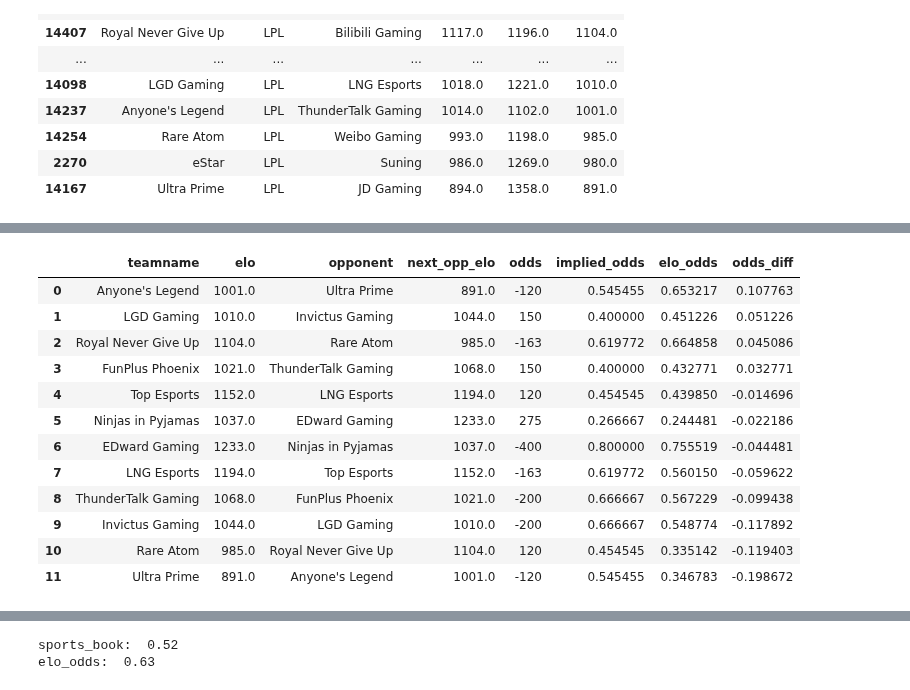
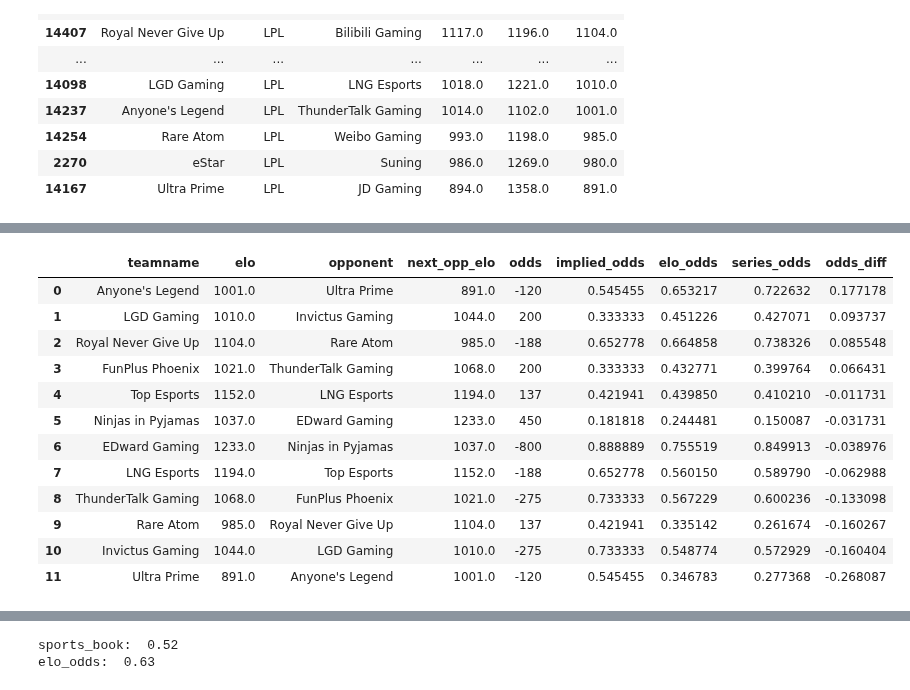
Before and after one commit to richie-p-meyer/league, a Jupyter notebook: scratch.ipynb, the cells around one changed output, grey strips where cells are left out. Drawn from its saved outputs; the diff is of its cells as text; code cells hidden in the pictures.

```diff
--- a/scratch.ipynb
+++ b/scratch.ipynb
@@ -140,7 +144,7 @@ df.tail()
 def get_league(team): #Returns a league ("LCS,LPL,etc.") sorted by latest elo
     return current_elo[current_elo.league==team].sort_values('new_elo',ascending=False)
 
-def single_game(df, teams, opponents, bet_odds):
+def single_game_odds(df, teams, opponents, bet_odds):
     """
     Returns a DataFrame with 'home' and 'away' teams with elos and implied odds.
     """
@@ -213,6 +217,31 @@ def series_5(probability):
         odds += combinations * p_current_wins
 
     return odds
+
+
+def best_of_3_odds(df, teams, opponents, bet_odds):
+    """
+    Returns a DataFrame with 'home' and 'away' teams with elos and implied odds.
+    """
+    team_list = []
+    for team, opponent, odds in zip(teams, opponents, bet_odds):
+        row1 = df[df.teamname==team][['teamname', 'new_elo']]
+        row1['odds'] = odds[0]
+        row2 = df[df.teamname==opponent][['teamname', 'new_elo']]
+        row2['odds'] = odds[1]
+        row3 = pd.concat([row1, row2])
+        row3.columns = ['teamname', 'elo', 'odds']
+        row3['opponent'] = [row2.teamname.iloc[0], row1.teamname.iloc[0]]
+        row3['next_opp_elo'] = [row2.new_elo.iloc[0], row1.new_elo.iloc[0]]
+        team_list.append(row3)
+    temp = pd.concat(team_list)
+    temp = temp[['teamname', 'elo', 'opponent', 'next_opp_elo', 'odds']]
+    temp['implied_odds'] = temp.odds.apply(win_prob)
+    temp['elo_odds'] = temp.apply(lambda row: win_percent(row['elo'], row['next_opp_elo']), axis=1)
+    temp['series_odds'] = temp.apply(lambda row: series_3(row['elo_odds']), axis=1)
+    temp['odds_diff'] = temp.series_odds - temp.implied_odds
+    temp.sort_values('odds_diff', ascending=False, inplace=True)
+    return temp.reset_index(drop=True)
 # %%
 #Read in df and create 'current_elo' df
 df = pd.read_csv('final.csv',index_col=0)
@@ -246,4 +275,6 @@ get_league("LPL")
 home = ['Ultra Prime','ThunderTalk Gaming','LGD Gaming','Ninjas in Pyjamas','Royal Never Give Up','LNG Esports']
 away = ["Anyone's Legend",'FunPlus Phoenix','Invictus Gaming','EDward Gaming','Rare Atom','Top Esports']
 odds = [(-120,-120),(-200,150),(150,-200),(275,-400),(-163,120),(-163,120)]
-monies = single_game(current_elo,home,away,odds)
+single = single_game_odds(current_elo,home,away,odds)
+odds = [(-120,-120),(-275,200),(200,-275),(450,-800),(-188,137),(-188,137)]
+series = best_of_3_odds(current_elo,home,away,odds)
@@ -250,16 +297,16 @@ monies = single_game(current_elo,home,away,odds)
 # %%
-monies
+series
 # %% [output]
-|  | teamname | elo | opponent | next_opp_elo | odds | implied_odds | elo_odds | odds_diff |
-| 0 | Anyone's Legend | 1001.0 | Ultra Prime | 891.0 | -120 | 0.545455 | 0.653217 | 0.107763 |
-| 1 | LGD Gaming | 1010.0 | Invictus Gaming | 1044.0 | 150 | 0.400000 | 0.451226 | 0.051226 |
-| 2 | Royal Never Give Up | 1104.0 | Rare Atom | 985.0 | -163 | 0.619772 | 0.664858 | 0.045086 |
-| 3 | FunPlus Phoenix | 1021.0 | ThunderTalk Gaming | 1068.0 | 150 | 0.400000 | 0.432771 | 0.032771 |
-| 4 | Top Esports | 1152.0 | LNG Esports | 1194.0 | 120 | 0.454545 | 0.439850 | -0.014696 |
-| 5 | Ninjas in Pyjamas | 1037.0 | EDward Gaming | 1233.0 | 275 | 0.266667 | 0.244481 | -0.022186 |
-| 6 | EDward Gaming | 1233.0 | Ninjas in Pyjamas | 1037.0 | -400 | 0.800000 | 0.755519 | -0.044481 |
-| 7 | LNG Esports | 1194.0 | Top Esports | 1152.0 | -163 | 0.619772 | 0.560150 | -0.059622 |
-| 8 | ThunderTalk Gaming | 1068.0 | FunPlus Phoenix | 1021.0 | -200 | 0.666667 | 0.567229 | -0.099438 |
-| 9 | Invictus Gaming | 1044.0 | LGD Gaming | 1010.0 | -200 | 0.666667 | 0.548774 | -0.117892 |
-| 10 | Rare Atom | 985.0 | Royal Never Give Up | 1104.0 | 120 | 0.454545 | 0.335142 | -0.119403 |
-| 11 | Ultra Prime | 891.0 | Anyone's Legend | 1001.0 | -120 | 0.545455 | 0.346783 | -0.198672 |
+|  | teamname | elo | opponent | next_opp_elo | odds | implied_odds | elo_odds | series_odds | odds_diff |
+| 0 | Anyone's Legend | 1001.0 | Ultra Prime | 891.0 | -120 | 0.545455 | 0.653217 | 0.722632 | 0.177178 |
+| 1 | LGD Gaming | 1010.0 | Invictus Gaming | 1044.0 | 200 | 0.333333 | 0.451226 | 0.427071 | 0.093737 |
+| 2 | Royal Never Give Up | 1104.0 | Rare Atom | 985.0 | -188 | 0.652778 | 0.664858 | 0.738326 | 0.085548 |
+| 3 | FunPlus Phoenix | 1021.0 | ThunderTalk Gaming | 1068.0 | 200 | 0.333333 | 0.432771 | 0.399764 | 0.066431 |
+| 4 | Top Esports | 1152.0 | LNG Esports | 1194.0 | 137 | 0.421941 | 0.439850 | 0.410210 | -0.011731 |
+| 5 | Ninjas in Pyjamas | 1037.0 | EDward Gaming | 1233.0 | 450 | 0.181818 | 0.244481 | 0.150087 | -0.031731 |
+| 6 | EDward Gaming | 1233.0 | Ninjas in Pyjamas | 1037.0 | -800 | 0.888889 | 0.755519 | 0.849913 | -0.038976 |
+| 7 | LNG Esports | 1194.0 | Top Esports | 1152.0 | -188 | 0.652778 | 0.560150 | 0.589790 | -0.062988 |
+| 8 | ThunderTalk Gaming | 1068.0 | FunPlus Phoenix | 1021.0 | -275 | 0.733333 | 0.567229 | 0.600236 | -0.133098 |
+| 9 | Rare Atom | 985.0 | Royal Never Give Up | 1104.0 | 137 | 0.421941 | 0.335142 | 0.261674 | -0.160267 |
+| 10 | Invictus Gaming | 1044.0 | LGD Gaming | 1010.0 | -275 | 0.733333 | 0.548774 | 0.572929 | -0.160404 |
+| 11 | Ultra Prime | 891.0 | Anyone's Legend | 1001.0 | -120 | 0.545455 | 0.346783 | 0.277368 | -0.268087 |
```
Also changed, not shown: parts of 8 cells of this notebook.
